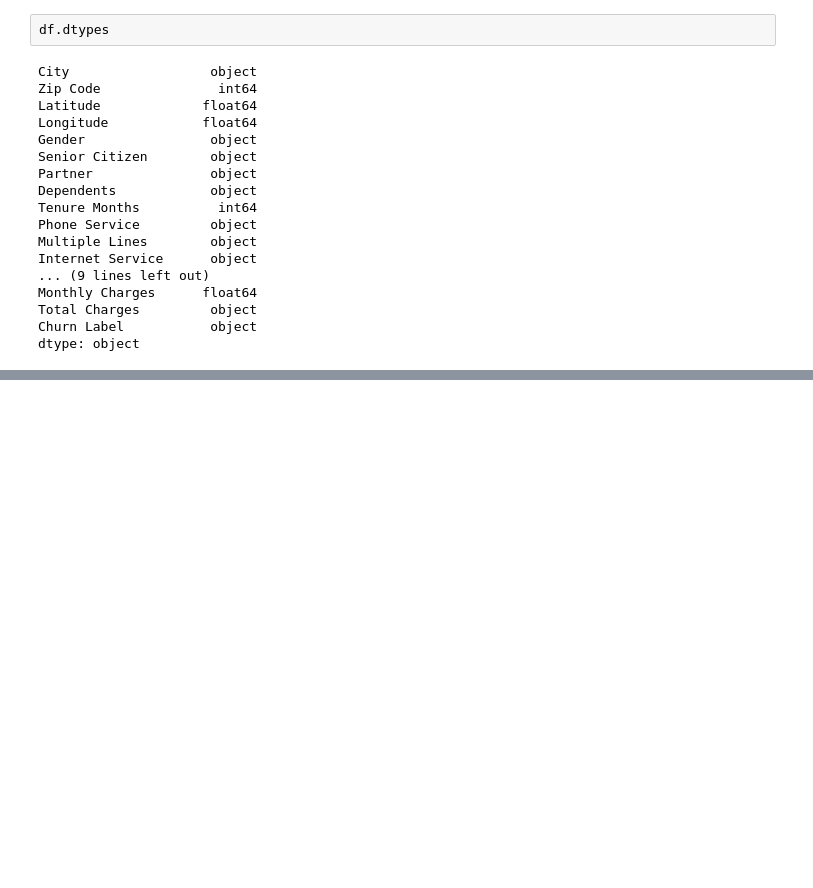
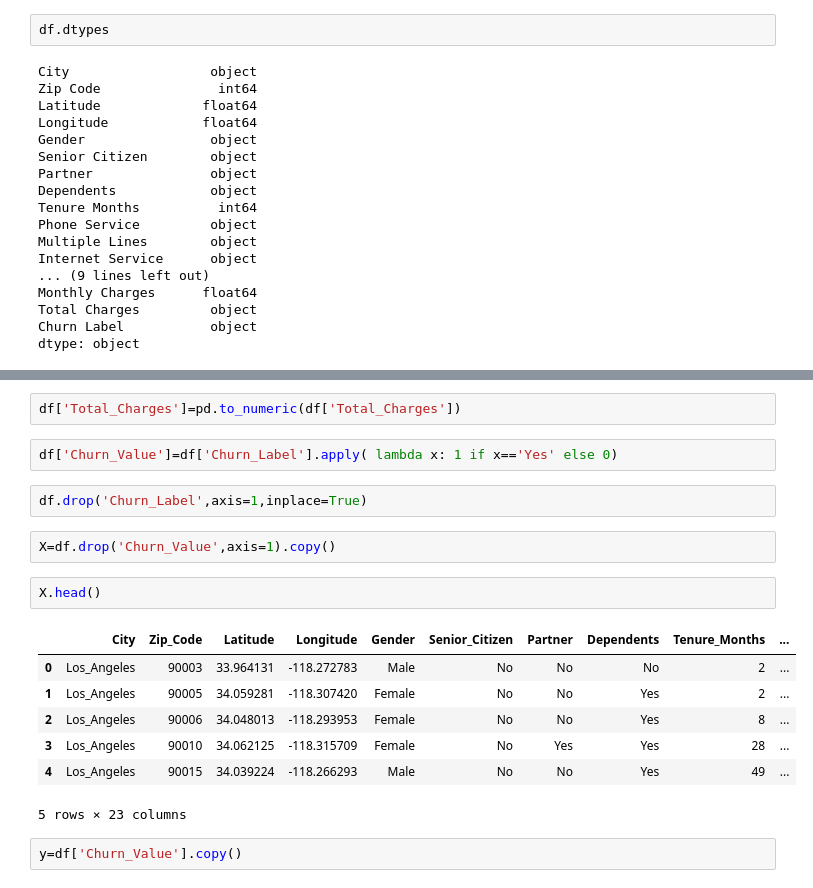
Before and after one commit to Deepan32/python-prep, a Jupyter notebook: ML Algorithms/xgboost_implementation.ipynb, the cells around one changed output, grey strips where cells are left out. Drawn from its saved outputs; the diff is of its cells as text; blank space fills up the shorter version.

```diff
--- a/ML Algorithms/xgboost_implementation.ipynb
+++ b/ML Algorithms/xgboost_implementation.ipynb
@@ -87,0 +115,20 @@ df.loc[df["Total Charges"] == ' ']
+# %%
+df['Total_Charges']=pd.to_numeric(df['Total_Charges'])
+# %%
+df['Churn_Value']=df['Churn_Label'].apply( lambda x: 1 if x=='Yes' else 0)
+# %%
+df.drop('Churn_Label',axis=1,inplace=True)
+# %%
+X=df.drop('Churn_Value',axis=1).copy()
+# %%
+X.head()
+# %% [output]
+|  | City | Zip_Code | Latitude | Longitude | Gender | Senior_Citizen | Partner | Dependents | Tenure_Months | ... |
+| 0 | Los_Angeles | 90003 | 33.964131 | -118.272783 | Male | No | No | No | 2 | ... |
+| 1 | Los_Angeles | 90005 | 34.059281 | -118.307420 | Female | No | No | Yes | 2 | ... |
+| 2 | Los_Angeles | 90006 | 34.048013 | -118.293953 | Female | No | No | Yes | 8 | ... |
+| 3 | Los_Angeles | 90010 | 34.062125 | -118.315709 | Female | No | Yes | Yes | 28 | ... |
+| 4 | Los_Angeles | 90015 | 34.039224 | -118.266293 | Male | No | No | Yes | 49 | ... |
+5 rows × 23 columns
+# %%
+y=df['Churn_Value'].copy()
```
Also changed, not shown: parts of 23 cells of this notebook.
